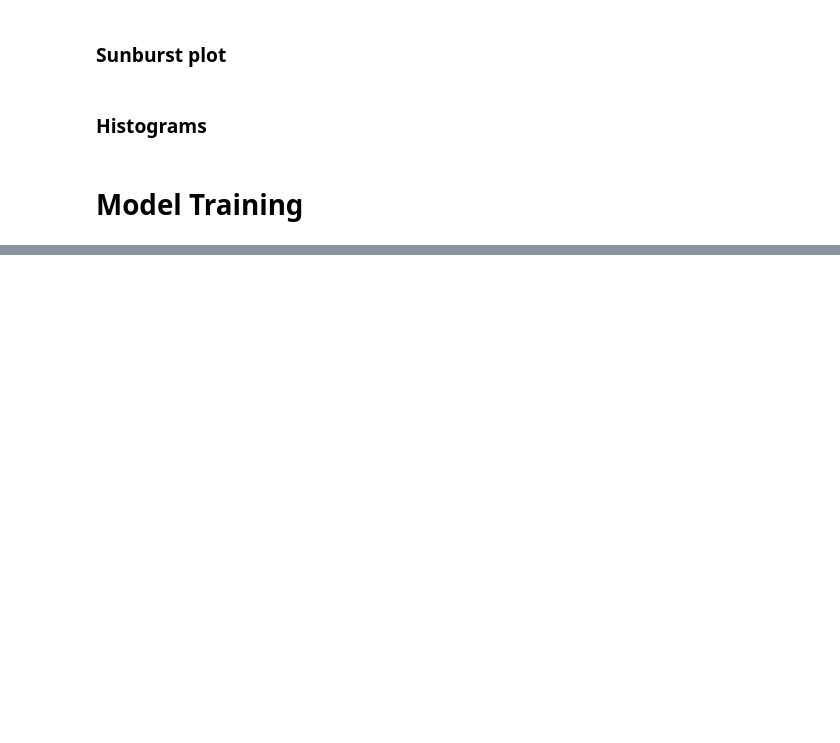
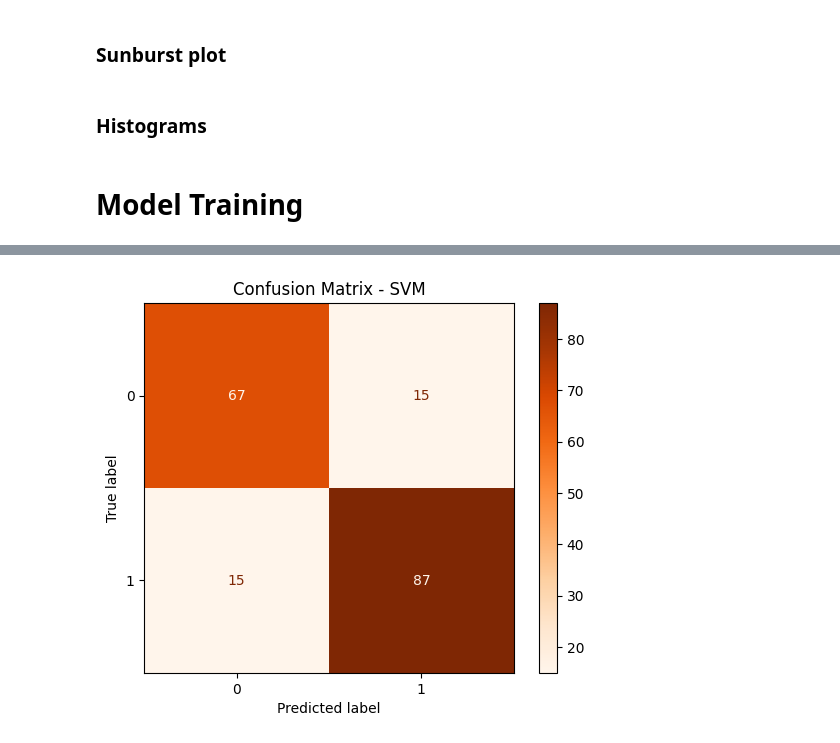
Before and after one commit to Knightmare2002/Heart-Disease-Recognition, a Jupyter notebook: main.ipynb, the cells around one changed output, grey strips where cells are left out. Drawn from its saved outputs; the diff is of its cells as text; code cells hidden in the pictures; blank space fills up the shorter version.

Commit message:
SVM model

```diff
--- a/main.ipynb
+++ b/main.ipynb
@@ -312,5 +312,9 @@ px.histogram(heart_df, x='ExerciseAngina', color='HeartDisease')
 from sklearn.model_selection import train_test_split
 
 X_train, X_test, y_train, y_test = train_test_split(
-
+    heart_df.drop('HeartDisease', axis=1),
+    heart_df['HeartDisease'],
+    test_size=0.2,
+    random_state=42,
+    stratify=heart_df['HeartDisease']
 )
@@ -316,0 +325,77 @@ X_train, X_test, y_train, y_test = train_test_split(
+# %%
+from imblearn.pipeline import Pipeline
+from sklearn.preprocessing import StandardScaler
+from sklearn.svm import SVC
+from sklearn.metrics import accuracy_score, f1_score, classification_report, confusion_matrix, ConfusionMatrixDisplay
+from sklearn.model_selection import GridSearchCV
+import matplotlib.pyplot as plt
+import joblib
+
+# === Creation of the classifier ===
+
+'''
+#No Pipeline
+
+svm = SVC(random_state=42)
+
+svm_param_grid = {
+    "C": [0.1, 1, 10, 50, 100],
+    "gamma": [1, 0.1, 0.01, 0.001, "scale"],
+    "kernel": ["linear", "rbf"],
+    "class_weight": [None, "balanced"]
+}
+
+svm_grid = GridSearchCV(
+    svm,
+    svm_param_grid,
+    cv=3,
+    scoring="f1_weighted",
+    n_jobs=-1,
+    verbose=2
+)
+
+'''
+svm_pipeline = Pipeline([
+    ("scaler", StandardScaler()),
+    ("svm", SVC())
+])
+
+svm_param_grid = {
+    "svm__C" : [0.1, 1, 10, 50, 100],
+    "svm__gamma": [1, 0.1, 0.01, 0.001, "scale"],
+    "svm__kernel": ["linear", "rbf"],
+    "svm__class_weight": [None, "balanced"]
+}
+
+svm_grid = GridSearchCV(
+    svm_pipeline,
+    svm_param_grid,
+    cv=3,
+    scoring="f1_weighted",
+    n_jobs=-1,
+    verbose=2
+)
+
+svm_clf = svm_grid.fit(X_train, y_train)
+print("Best parameters found: ", svm_clf.best_params_)
+
+svm_best_model = svm_clf.best_estimator_
+
+# === Prediction ===
+svm_y_pred = svm_best_model.predict(X_test)
+
+print("\n Performance SVM")
+print("Accuracy: ", accuracy_score(y_test, svm_y_pred))
+print("F1_score: ", f1_score(y_test, svm_y_pred, average="weighted"))
+print(classification_report(y_test, svm_y_pred))
+
+# === plotting of the results ===
+cm = confusion_matrix(y_test, svm_y_pred)
+disp = ConfusionMatrixDisplay(confusion_matrix=cm)
+disp.plot(cmap='Oranges')
+plt.title('Confusion Matrix - SVM')
+plt.show()
+
+# === Saving Model ===
+joblib.dump(svm_best_model, "svm.pkl")
+# %% [output]
@@ -316,0 +416 @@ X_train, X_test, y_train, y_test = train_test_split(
+[figure, added]
```
Also changed, not shown: parts of 7 cells of this notebook, 1 other file.
